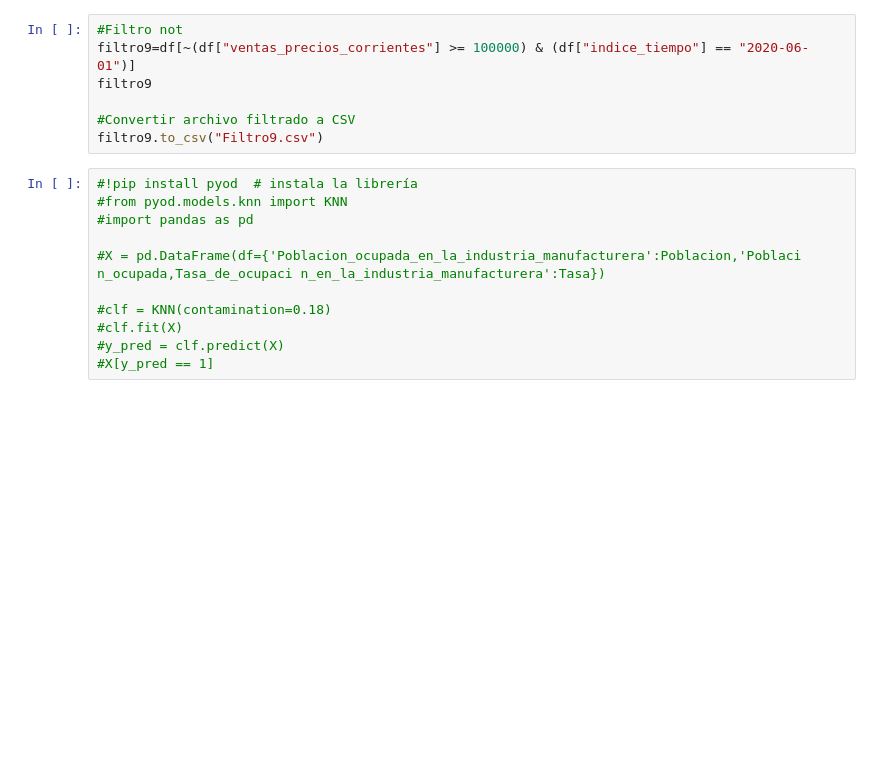
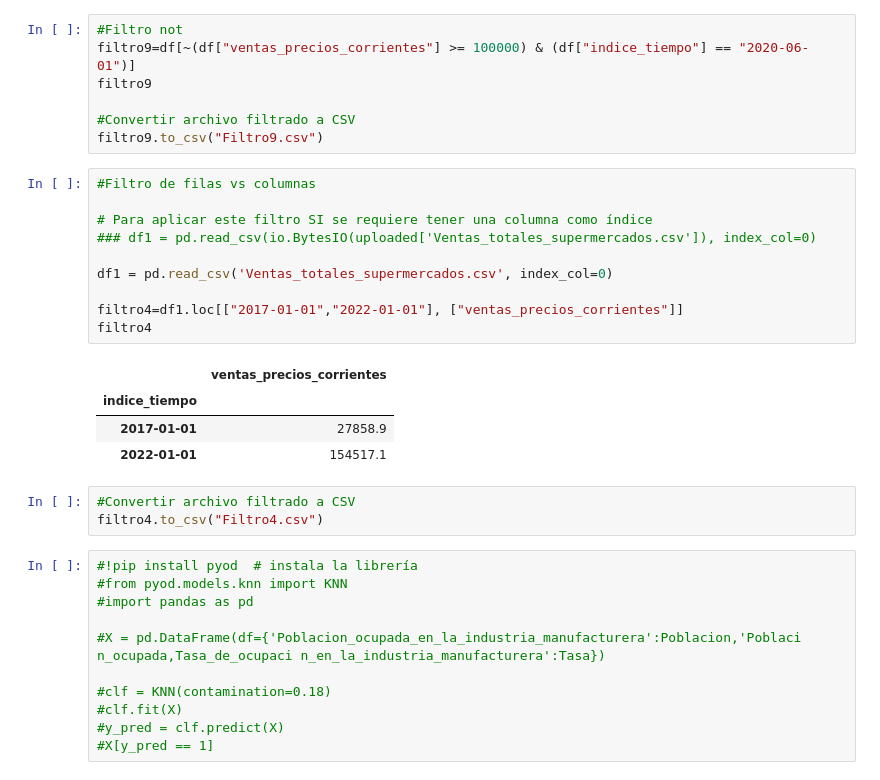
Before and after one commit to MaferLedmar/Reto-1, a Jupyter notebook: 2_Extracción_de_datos.ipynb, the cells around one changed output. Cells and saved outputs as stored; diff of their text form; blank space fills up the shorter version.

Commit message:
Filtro 4 - filas vs columnas

```diff
--- a/2_Extracción_de_datos.ipynb
+++ b/2_Extracción_de_datos.ipynb
@@ -141,6 +150,24 @@ filtro9
 
 #Convertir archivo filtrado a CSV
 filtro9.to_csv("Filtro9.csv")
+# %%
+#Filtro de filas vs columnas
+
+# Para aplicar este filtro SI se requiere tener una columna como índice
+### df1 = pd.read_csv(io.BytesIO(uploaded['Ventas_totales_supermercados.csv']), index_col=0)
+
+df1 = pd.read_csv('Ventas_totales_supermercados.csv', index_col=0)
+
+filtro4=df1.loc[["2017-01-01","2022-01-01"], ["ventas_precios_corrientes"]]
+filtro4
+# %% [output]
+|  | ventas_precios_corrientes |
+| indice_tiempo |  |
+| 2017-01-01 | 27858.9 |
+| 2022-01-01 | 154517.1 |
+# %%
+#Convertir archivo filtrado a CSV
+filtro4.to_csv("Filtro4.csv")
 # %%
 #!pip install pyod  # instala la librería
 #from pyod.models.knn import KNN
```
Also changed, not shown: parts of 3 cells of this notebook, 1 other file.
